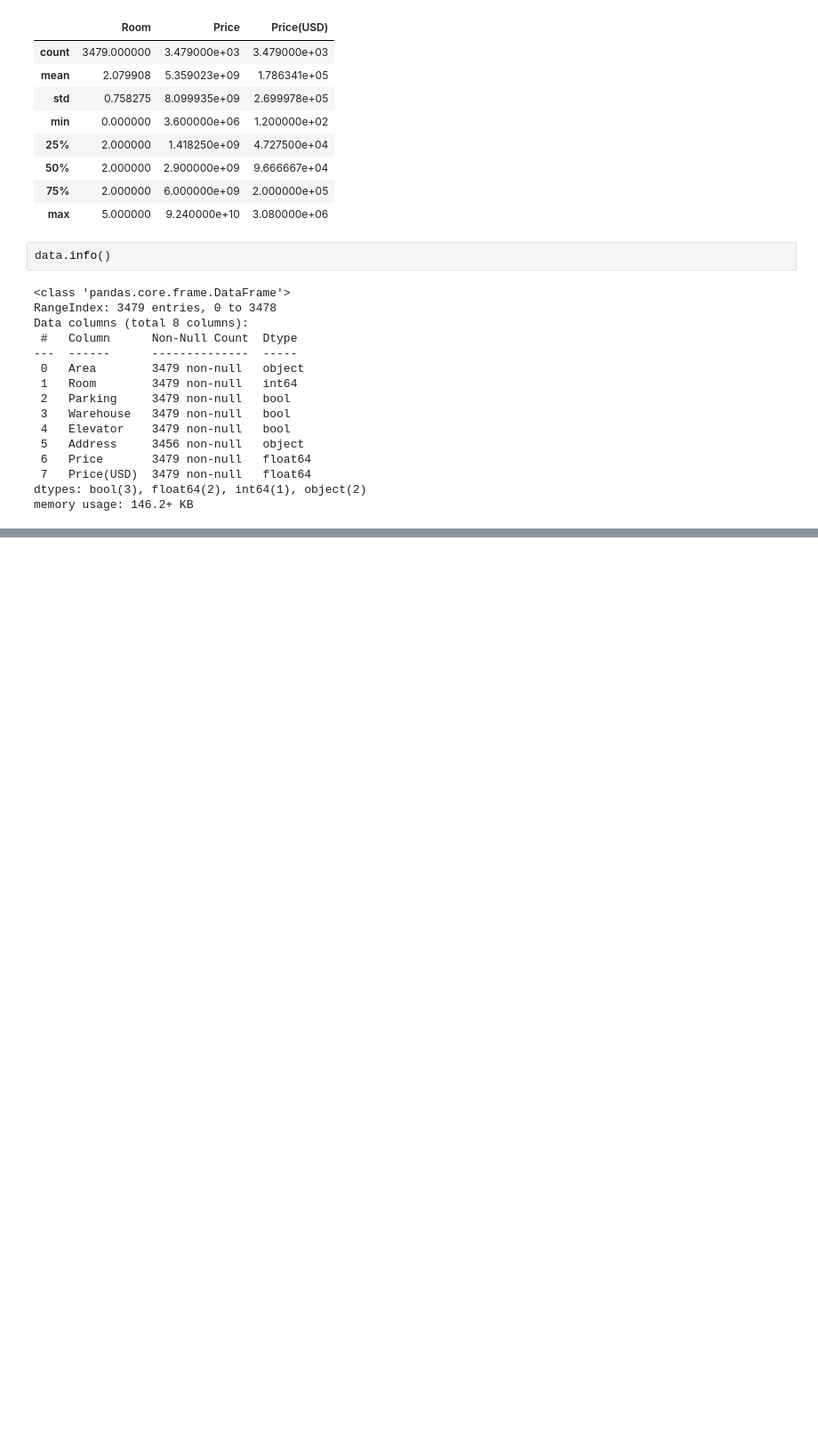
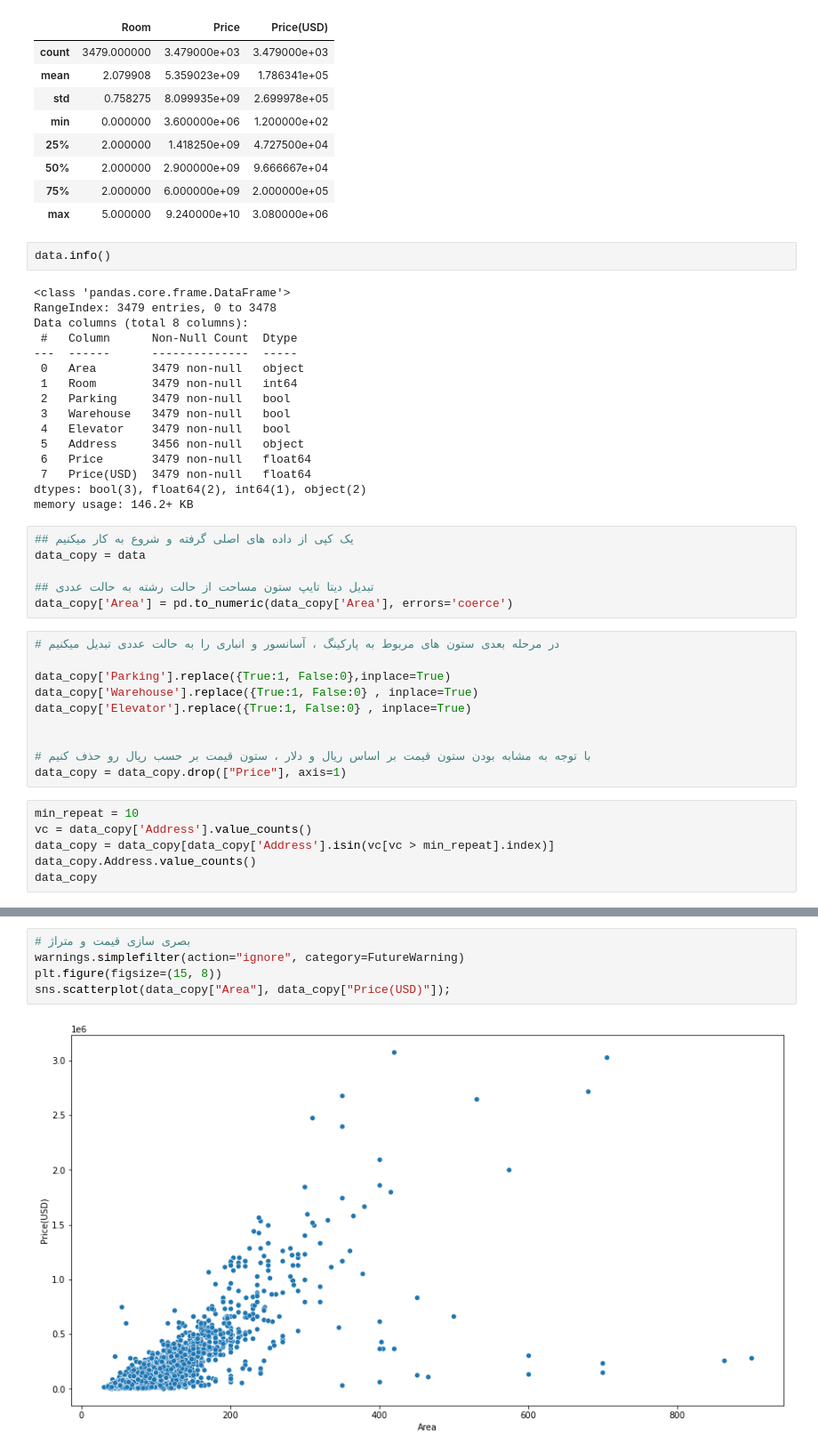
Before and after one commit to rasulsh/ML_final_project, a Jupyter notebook: HousePrice_Tehran.ipynb, the cells around one changed output, grey strips where cells are left out. Shown: that part at 89% size. Cells and saved outputs as stored; diff of their text form; blank space fills up the shorter version.

```diff
--- a/HousePrice_Tehran.ipynb
+++ b/HousePrice_Tehran.ipynb
@@ -33,3 +36,25 @@ Data columns (total 8 columns):
  7   Price(USD)  3479 non-null   float64
 dtypes: bool(3), float64(2), int64(1), object(2)
 memory usage: 146.2+ KB
+# %%
+## یک کپی از داده های اصلی گرفته و شروع به کار میکنیم
+data_copy = data
+
+## تبدیل دیتا تایپ ستون مساحت از حالت رشته به حالت عددی
+data_copy['Area'] = pd.to_numeric(data_copy['Area'], errors='coerce')
+# %%
+# در مرحله بعدی ستون های مربوط به پارکینگ ، آسانسور و انباری را به حالت عددی تبدیل میکنیم
+
+data_copy['Parking'].replace({True:1, False:0},inplace=True)
+data_copy['Warehouse'].replace({True:1, False:0} , inplace=True)
+data_copy['Elevator'].replace({True:1, False:0} , inplace=True)
+
+
+# با توجه به مشابه بودن ستون قیمت بر اساس ریال و دلار ، ستون قیمت بر حسب ریال رو حذف کنیم
+data_copy = data_copy.drop(["Price"], axis=1)
+# %%
+min_repeat = 10
+vc = data_copy['Address'].value_counts()
+data_copy = data_copy[data_copy['Address'].isin(vc[vc > min_repeat].index)]
+data_copy.Address.value_counts()
+data_copy
@@ -35,0 +75,7 @@ memory usage: 146.2+ KB
+# %%
+# بصری سازی قیمت و متراژ
+warnings.simplefilter(action="ignore", category=FutureWarning)
+plt.figure(figsize=(15, 8))
+sns.scatterplot(data_copy["Area"], data_copy["Price(USD)"]);
+# %% [output]
+[figure, added]
```
Also changed, not shown: parts of 5 cells of this notebook.
